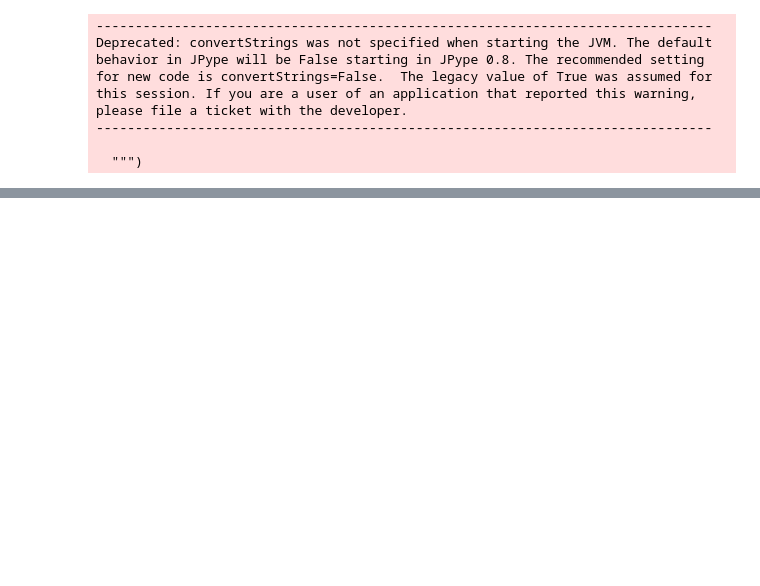
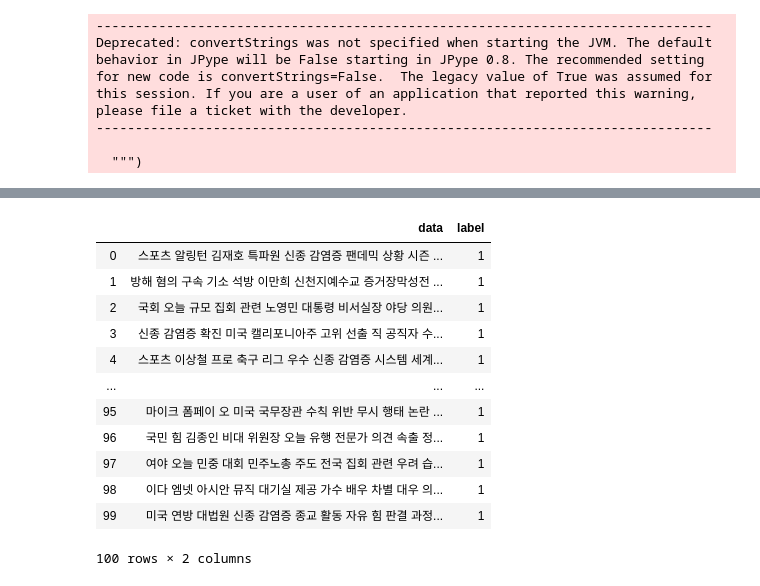
Before and after one commit to NAYANANG/2020_Text-Mining, a Jupyter notebook: Labeling/Labeling_code/Labeling_MBN.ipynb, the cells around one changed output, grey strips where cells are left out. Cells and saved outputs as stored; diff of their text form; code cells hidden in the pictures; blank space fills up the shorter version.

```diff
--- a/Labeling/Labeling_code/Labeling_MBN.ipynb
+++ b/Labeling/Labeling_code/Labeling_MBN.ipynb
@@ -33,7 +33,7 @@ def Corona_POS_tag(x):
         Corona_pos_words.append(list)
     total_text=[]
     pos_text=[]
-    keyword=['코로나','코로나방역','방역','코로나바이러스','19','동영상', '배포', '최신', '설치', '사용', '중인', '브라우저', '시작','매일', '경제', '스타', '투데이', '매경닷컴', '사진', '연합뉴스','무단', '전재', '금지','앵커','멘트','뉴스' ,'팀']
+    keyword=['코로나','코로나방역','방역','코로나바이러스','19','동영상', '배포', '최신', '설치', '사용', '중인', '브라우저', '시작','매일', '경제', '스타', '투데이', '매경닷컴', '사진', '연합뉴스','무단', '전재', '금지','앵커','멘트','뉴스' ,'팀', '인턴', '기자']
     for j in range(len(Corona)):
         text_list=Corona_pos_words[j]
         for i in range(len(text_list)):
@@ -82,0 +100,22 @@ corona=pd.DataFrame(tag)
+# %%
+#label : 친정부/중립/반정부;1/0/2
+#MBN-> KTV국민방송과 유사도 0.63에 의해서 label=1로 정함
+corona['label']=1
+corona.columns = ["data", "label"]
+# %%
+#라벨링된 데이터프레임 확인
+corona
+# %% [output]
+|  | data | label |
+| 0 | 스포츠 알링턴 김재호 특파원 신종 감염증 팬데믹 상황 시즌 ... | 1 |
+| 1 | 방해 혐의 구속 기소 석방 이만희 신천지예수교 증거장막성전 ... | 1 |
+| 2 | 국회 오늘 규모 집회 관련 노영민 대통령 비서실장 야당 의원... | 1 |
+| 3 | 신종 감염증 확진 미국 캘리포니아주 고위 선출 직 공직자 수... | 1 |
+| 4 | 스포츠 이상철 프로 축구 리그 우수 신종 감염증 시스템 세계... | 1 |
+| ... | ... | ... |
+| 95 | 마이크 폼페이 오 미국 국무장관 수칙 위반 무시 행태 논란 ... | 1 |
+| 96 | 국민 힘 김종인 비대 위원장 오늘 유행 전문가 의견 속출 정... | 1 |
+| 97 | 여야 오늘 민중 대회 민주노총 주도 전국 집회 관련 우려 습... | 1 |
+| 98 | 이다 엠넷 아시안 뮤직 대기실 제공 가수 배우 차별 대우 의... | 1 |
+| 99 | 미국 연방 대법원 신종 감염증 종교 활동 자유 힘 판결 과정... | 1 |
+100 rows × 2 columns
```
Also changed, not shown: parts of 3 cells of this notebook.
